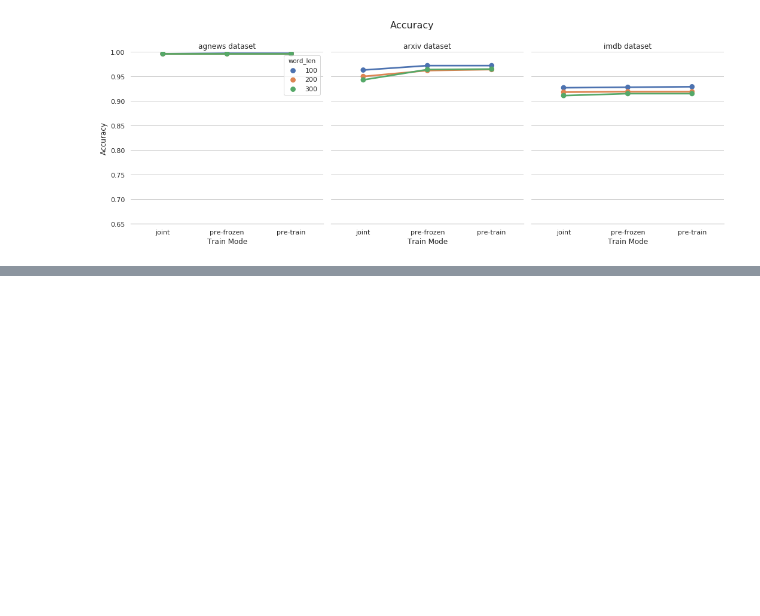
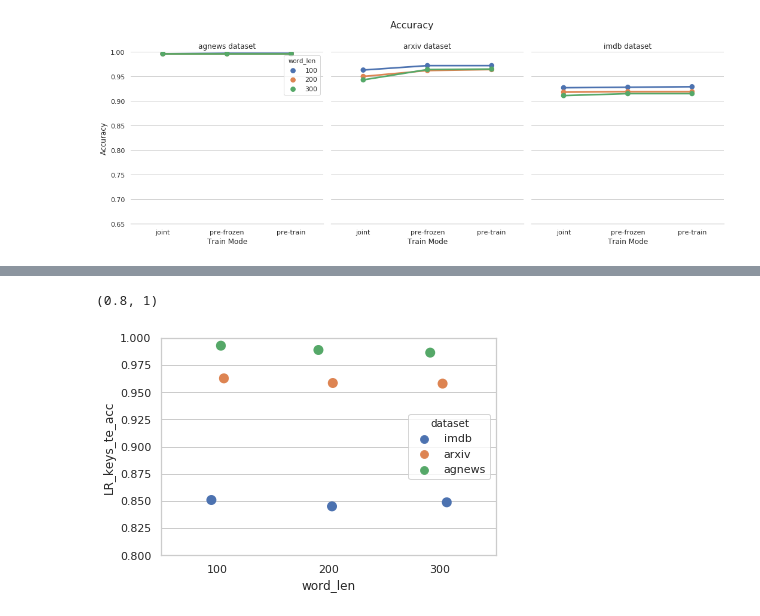
Before and after one commit to IIT-ML/interpretable-text-classification, a Jupyter notebook: show_results.ipynb, the cells around one changed output, grey strips where cells are left out. Saved outputs shown, nothing was run; the diff lists cells and outputs as text; code cells hidden in the pictures; blank space fills up the shorter version.

```diff
--- a/show_results.ipynb
+++ b/show_results.ipynb
@@ -152,0 +229,7 @@ plt.subplots_adjust(top=0.85)
+# %%
+ax = sns.stripplot(x="word_len", y="LR_keys_te_acc", hue='dataset', data=d, size=10)
+
+plt.ylim((0.8, 1))
+# %% [output]
+(0.8, 1)
+[figure, added]
```
Also changed, not shown: parts of 11 cells of this notebook, 5 other files.
